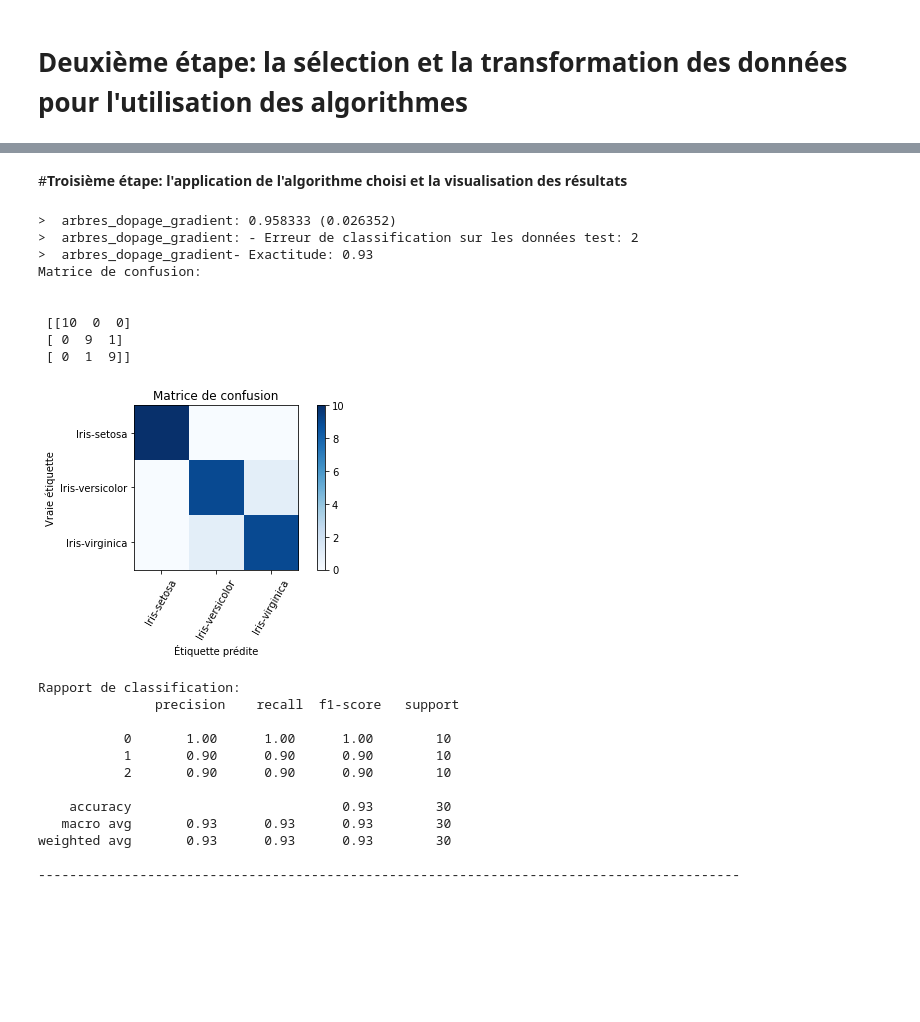
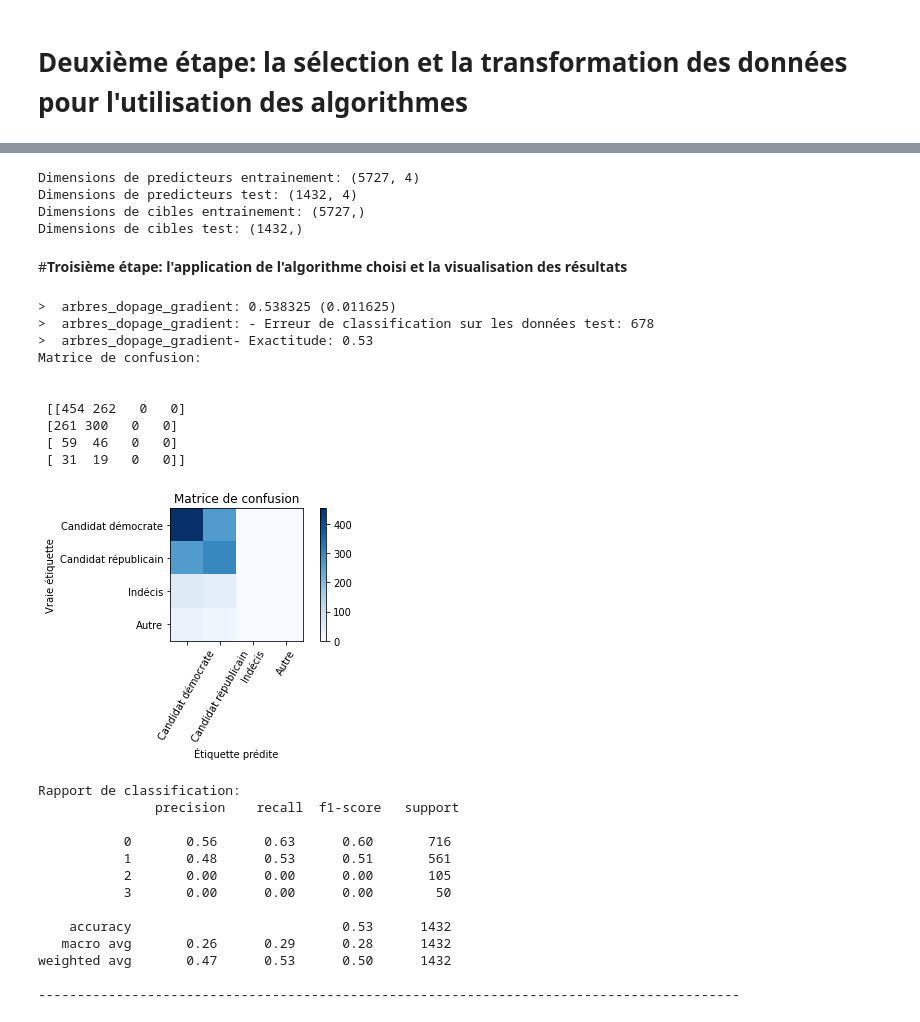
Before and after one commit to jhguay/base_ouverte, a Jupyter notebook: VoteDemocrate2020.ipynb, the cells around one changed output, grey strips where cells are left out. Drawn from its saved outputs; the diff is of its cells as text; code cells hidden in the pictures; blank space fills up the shorter version.

```diff
--- a/VoteDemocrate2020.ipynb
+++ b/VoteDemocrate2020.ipynb
@@ -90,6 +90,11 @@ donnees_initiales_df.columns
 table=donnees_initiales_df['VCF0004'].value_counts()
 b2020 = donnees_initiales_df[donnees_initiales_df['VCF0004'] == 2020]
 b2020.shape
-b2020=b2020.get(['VCF0104','VCF0114','VCF0106','VCF0713'])
+b2020=b2020.get(['VCF0104','VCF0114','VCF0106','VCF0101','VCF0713'])
+b2020=b2020[b2020['VCF0104']>0]
+b2020=b2020[b2020['VCF0114']>0]
+b2020=b2020[b2020['VCF0106']>0]
+b2020=b2020[b2020['VCF0101']>0]
+b2020=b2020[b2020['VCF0713']>0]
 b2020.shape
 # %% [output]
@@ -140,2 +145,4 @@ cibles_df = donnees_initiales_df['espèce']
+# %%
+cibles_df = b2020['VCF0713']
 # %%
 cibles_df.shape
@@ -142,4 +151,4 @@ cibles_df.shape
 # %%
-predicteurs_df = donnees_initiales_df.drop(['espèce'],axis='columns')
+predicteurs_df = b2020.drop(['VCF0713'],axis='columns')
 # %%
 predicteurs_df.shape
@@ -169,6 +203,11 @@ print("Dimensions de predicteurs entrainement:",predicteurs_ent.shape)
 print("Dimensions de predicteurs test:",predicteurs_test.shape)
 print("Dimensions de cibles entrainement:",cibles_ent.shape)
 print("Dimensions de cibles test:",cibles_test.shape)
+# %% [output]
+Dimensions de predicteurs entrainement: (5727, 4)
+Dimensions de predicteurs test: (1432, 4)
+Dimensions de cibles entrainement: (5727,)
+Dimensions de cibles test: (1432,)
 # %% [markdown]
 #**Troisième étape: l'application de l'algorithme choisi et la visualisation des résultats**
 # %%
@@ -183,38 +222,40 @@ nom_modele="arbres_dopage_gradient"
 # %%
 validation_croisee = StratifiedKFold(n_splits=5,random_state=42,shuffle=True)
 resultat_vc = cross_val_score(modele,predicteurs_ent,cibles_ent,cv=validation_croisee,scoring='accuracy')
 print('>  %s: %f (%f)' % (nom_modele, resultat_vc.mean(), resultat_vc.std()))
 modele.fit(predicteurs_ent, cibles_ent)
 test_predictions = modele.predict(predicteurs_test)
 print('>  %s: - Erreur de classification sur les données test: %d' %
 (nom_modele, (cibles_test != test_predictions).sum()))
 print('>  %s- Exactitude: %.2f' %
 (nom_modele, accuracy_score(cibles_test, test_predictions)))
 # Affichage d'une matrice de confusion et d'un rapport de classification
 print("Matrice de confusion:\n")
-afficher_matrice_confusion(confusion_matrix(cibles_test, test_predictions),['Iris-setosa','Iris-versicolor', 'Iris-virginica'])
+afficher_matrice_confusion(confusion_matrix(cibles_test, test_predictions),['Candidat démocrate','Candidat républicain', 'Indécis','Autre'])
 print("\nRapport de classification:\n",classification_report(cibles_test, test_predictions))
 print("-"*90,"\n")
 # %% [output]
->  arbres_dopage_gradient: 0.958333 (0.026352)
->  arbres_dopage_gradient: - Erreur de classification sur les données test: 2
->  arbres_dopage_gradient- Exactitude: 0.93
+>  arbres_dopage_gradient: 0.538325 (0.011625)
+>  arbres_dopage_gradient: - Erreur de classification sur les données test: 678
+>  arbres_dopage_gradient- Exactitude: 0.53
 Matrice de confusion:
 
 
- [[10  0  0]
- [ 0  9  1]
- [ 0  1  9]]
+ [[454 262   0   0]
+ [261 300   0   0]
+ [ 59  46   0   0]
+ [ 31  19   0   0]]
-[figure, old version]
+[figure, new version]
 Rapport de classification:
                precision    recall  f1-score   support
 
-           0       1.00      1.00      1.00        10
-           1       0.90      0.90      0.90        10
-           2       0.90      0.90      0.90        10
+           0       0.56      0.63      0.60       716
+           1       0.48      0.53      0.51       561
+           2       0.00      0.00      0.00       105
+           3       0.00      0.00      0.00        50
 
-    accuracy                           0.93        30
-   macro avg       0.93      0.93      0.93        30
-weighted avg       0.93      0.93      0.93        30
+    accuracy                           0.53      1432
+   macro avg       0.26      0.29      0.28      1432
+weighted avg       0.47      0.53      0.50      1432
 
 ------------------------------------------------------------------------------------------
```
Also changed, not shown: parts of 11 cells of this notebook.
